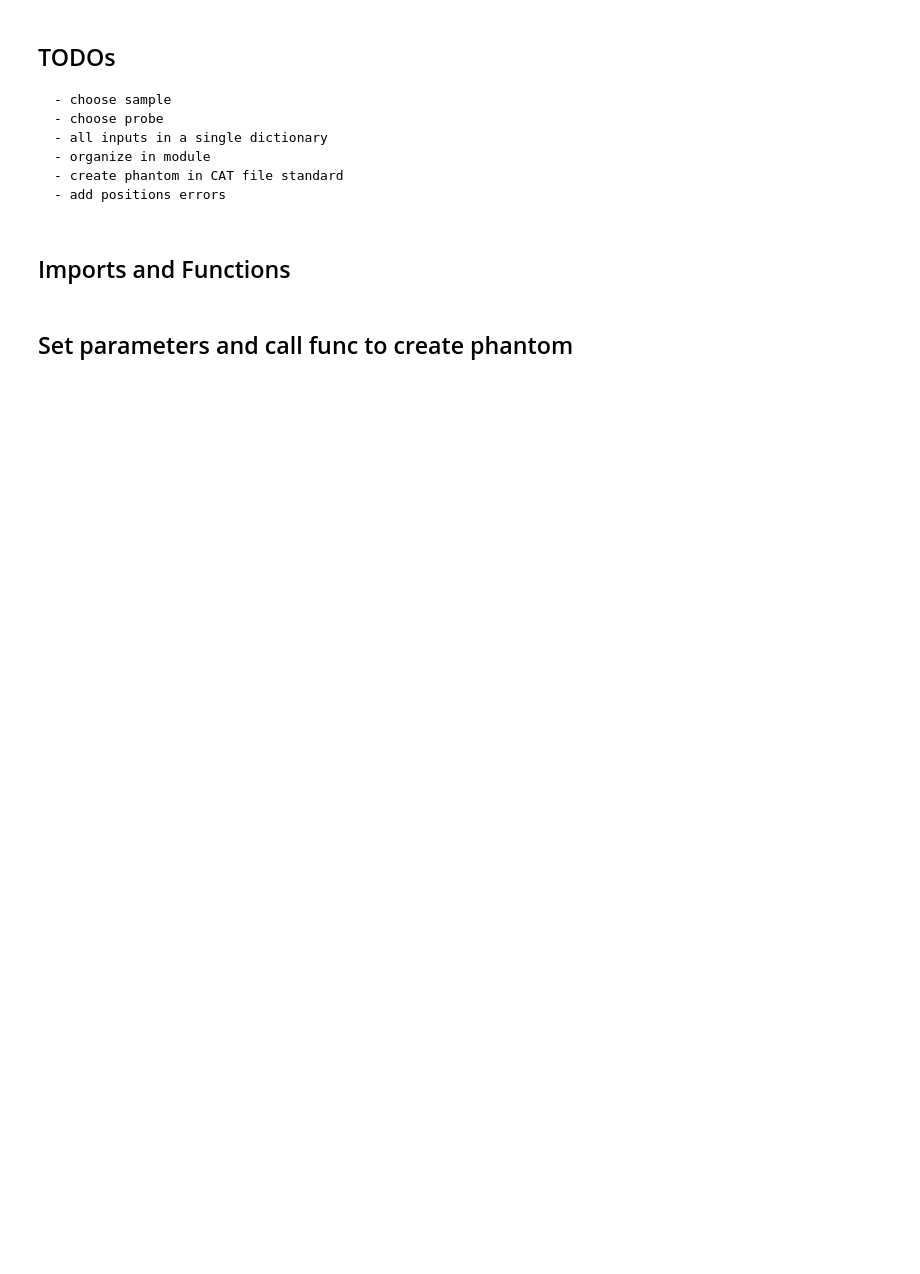
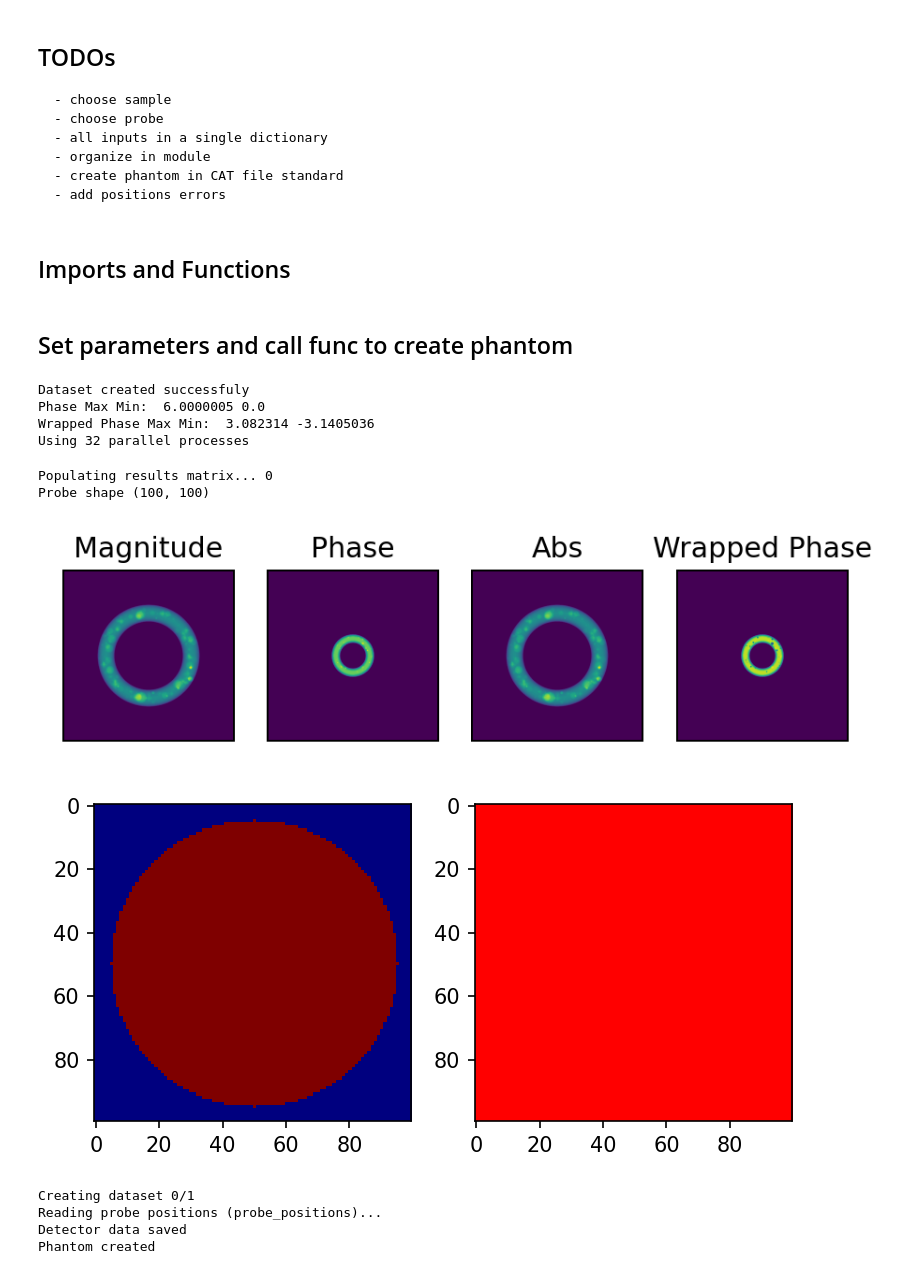
Before and after one commit to cnpem/ssc-cdi, a Jupyter notebook: sscCdi/caterete/dev_ptycho/create_ptycho_phantom.ipynb, the cells around one changed output. Drawn from its saved outputs; the diff is of its cells as text; code cells hidden in the pictures; blank space fills up the shorter version.

```diff
--- a/sscCdi/caterete/dev_ptycho/create_ptycho_phantom.ipynb
+++ b/sscCdi/caterete/dev_ptycho/create_ptycho_phantom.ipynb
@@ -224,7 +224,7 @@ def set_object_size_pxls(x_pos,y_pos,probe_size,gap=10):
     return (np.int(gap + probe_size[0]+(np.max(y_pos)-np.min(y_pos))),np.int(gap+probe_size[1]+(np.max(x_pos)-np.min(x_pos))))
 
 
-def get_difpads2(frame,probe,obj_pxl,wavelength,distance,filename,path):
+def get_difpads2(phantom,frame,probe,obj_pxl,wavelength,distance,filename,path):
 
     dx, dy = 10, 10 # INPUT
     y_pxls = np.arange(0,phantom.shape[1]+1,dy)
@@ -423,12 +426,26 @@ def create_ptycho_phantom(inputs,sample="donut",probe="circle"):
 ## Set parameters and call func to create phantom
 # %%
 inputs = {
-"output_path" : "/ibira/lnls/labs/tepui/proposals/20210062/yuri/yuri_ssc-cdi/00000000/data/ptycho3d/complex_phantom/",
+"path" : "/ibira/lnls/labs/tepui/proposals/20210062/yuri/data/caterete/00000000/data/ptycho3d/complex_phantom/",
 "matrix_size": 500, # n of pixels; one side of cube
 "n_cpus": 100, # cpu cores
 "energy": 6, #keV
 "distance": 1, # meter
-"probe_pxl": 8*1.25156e-6
+"probe_pxl": 8*1.25156e-6,
+"n_of_angles": 0
 }
 
-create_ptycho_phantom(inputs,sample="donut",probe="circle"):
+create_ptycho_phantom(inputs,sample="donut",probe="circle")
+# %% [output]
+Dataset created successfuly
+Phase Max Min:  6.0000005 0.0
+Wrapped Phase Max Min:  3.082314 -3.1405036
+Using 32 parallel processes
+Populating results matrix... 0
+Probe shape (100, 100)
+[figure, added]
+[figure, added]
+Creating dataset 0/1
+Reading probe positions (probe_positions)...
+Detector data saved
+Phantom created
```
Also changed, not shown: parts of 1 cell of this notebook.
